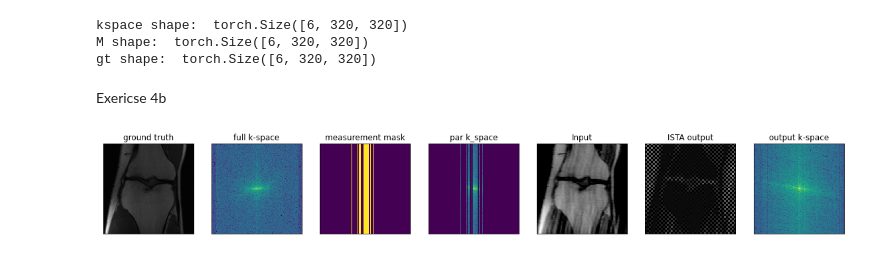
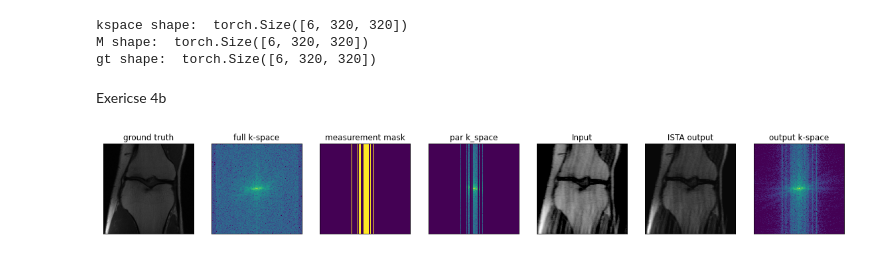
Before and after one commit to langestefan/5LSL0_assignments, a Jupyter notebook: assignment_4/week_2_exc4.ipynb, the cells around one changed output. Drawn from its saved outputs; the diff is of its cells as text; code cells hidden in the pictures.

```diff
--- a/assignment_4/week_2_exc4.ipynb
+++ b/assignment_4/week_2_exc4.ipynb
@@ -56,7 +56,7 @@ def ISTA(mu, shrinkage, K, k_space, M) :
 
     # get accelerated MRI image from partial k-space
     y = get_accelerate_MRI(k_space)
-    y = torch.log(torch.abs(y)+1e-20)
+    #y = torch.log(torch.abs(y)+1e-20)
 
     image_list = []
 
@@ -91,9 +91,9 @@ shrinkage = 0.01
 K = 50
 
 x_t = ISTA(mu, shrinkage, K, kspace, M)
-
+x_t_friendly = torch.log(torch.abs(x_t)+1e-20)
 input = get_accelerate_MRI(kspace)
-k_space_x_out = fft2(x_t)
+k_space_x_out = fftshift(fft2(x_t))
 input_plot_friendly = torch.log(torch.abs(input[2,:,:])+1e-20)
 kspace_plot_friendly = torch.log(torch.abs(kspace[2,:,:])+1e-20)
 k_space_x_out_plot_friendly = torch.log(torch.abs(k_space_x_out[2,:,:])+1e-20)
@@ -120,32 +120,32 @@ plt.subplot(1,7,3)
 plt.imshow(M[2,:,:],interpolation='nearest')
 plt.xticks([])
 plt.yticks([])
 plt.title('measurement mask')
 
 plt.subplot(1,7,4)
 plt.imshow(kspace_plot_friendly,vmin=-1.3,interpolation='nearest')
 plt.xticks([])
 plt.yticks([])
 plt.title('par k_space')
 
 plt.subplot(1,7,5)
 plt.imshow(input_plot_friendly,vmin=-1.3,interpolation='nearest',cmap='gray')
 plt.xticks([])
 plt.yticks([])
 plt.title('Input')
 
 plt.subplot(1,7,6)
-plt.imshow(x_t[2,:,:],vmin=-1.3,interpolation='nearest',cmap='gray')
+plt.imshow(x_t[2,:,:],vmin=-0.1,interpolation='nearest',cmap='gray')
 plt.xticks([])
 plt.yticks([])
 plt.title('ISTA output')
 
 plt.subplot(1,7,7)
 plt.imshow(k_space_x_out_plot_friendly,vmin=-1.3,interpolation='nearest')
 plt.xticks([])
 plt.yticks([])
 plt.title('output k-space')
 
 plt.show()
 # %% [output]
-[figure, old version]
+[figure, new version]
```
